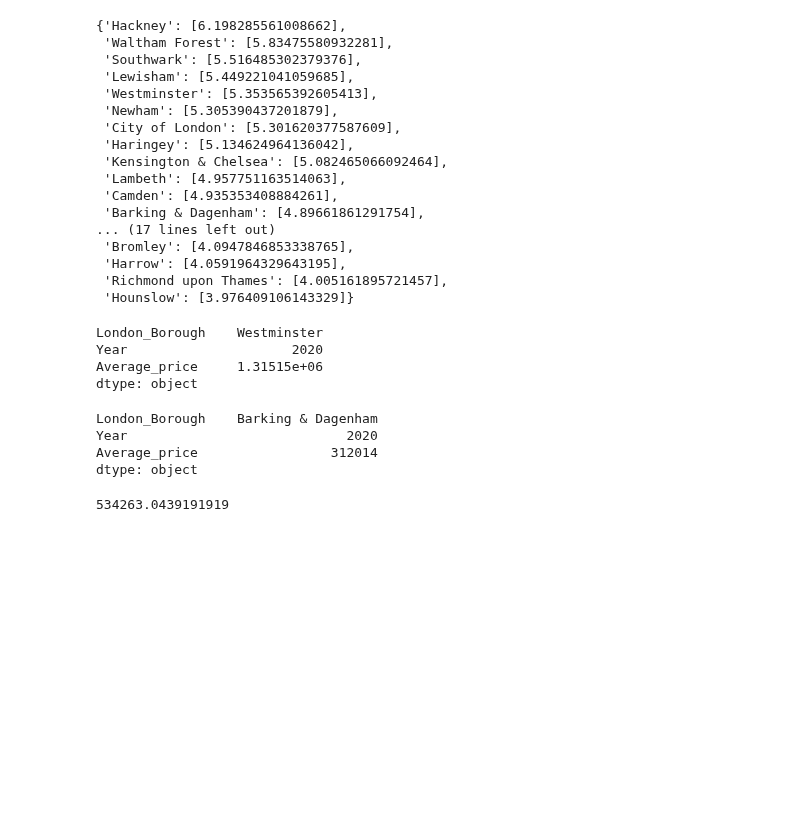
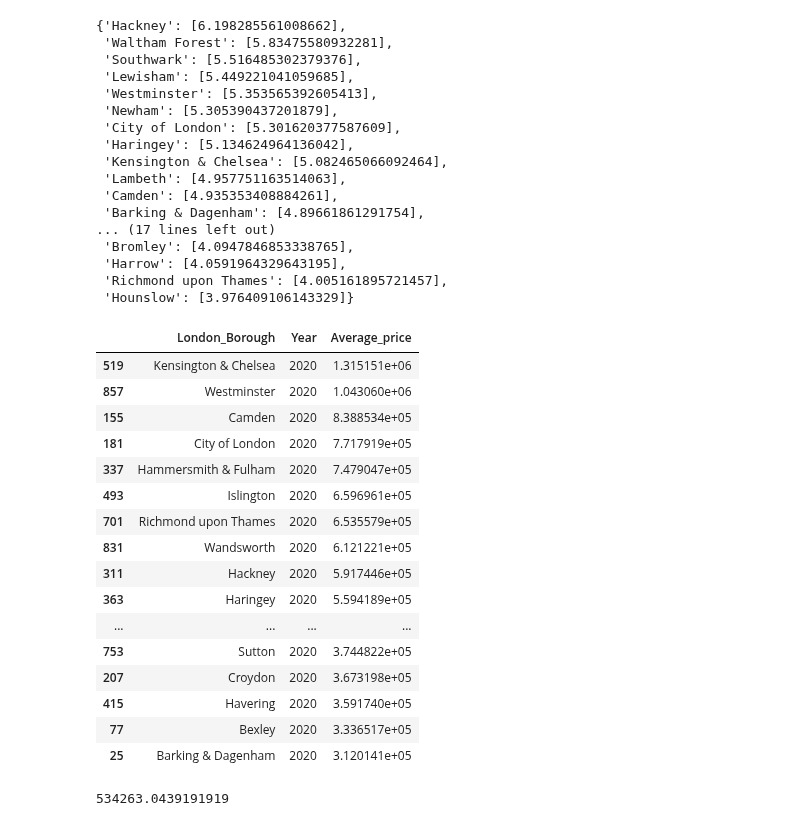
Before and after one commit to yoyo6022/Springboard-hands-on-project, a Jupyter notebook: Unit4Challenge_Tier3.ipynb, the cells around one changed output. Drawn from its saved outputs; the diff is of its cells as text; code cells hidden in the pictures; blank space fills up the shorter version.

```diff
--- a/Unit4Challenge_Tier3.ipynb
+++ b/Unit4Challenge_Tier3.ipynb
@@ -519,19 +519,25 @@ print(final)
  'Richmond upon Thames': [4.005161895721457],
  'Hounslow': [3.976409106143329]}
 # %%
-dfg[dfg.Year==2020].max()
+dfg[dfg.Year==2020].sort_values('Average_price', ascending=False)
 # %% [output]
-London_Borough    Westminster
-Year                     2020
-Average_price     1.31515e+06
-dtype: object
+|  | London_Borough | Year | Average_price |
+| 519 | Kensington & Chelsea | 2020 | 1.315151e+06 |
+| 857 | Westminster | 2020 | 1.043060e+06 |
+| 155 | Camden | 2020 | 8.388534e+05 |
+| 181 | City of London | 2020 | 7.717919e+05 |
+| 337 | Hammersmith & Fulham | 2020 | 7.479047e+05 |
+| 493 | Islington | 2020 | 6.596961e+05 |
+| 701 | Richmond upon Thames | 2020 | 6.535579e+05 |
+| 831 | Wandsworth | 2020 | 6.121221e+05 |
+| 311 | Hackney | 2020 | 5.917446e+05 |
+| 363 | Haringey | 2020 | 5.594189e+05 |
+| ... | ... | ... | ... |
+| 753 | Sutton | 2020 | 3.744822e+05 |
+| 207 | Croydon | 2020 | 3.673198e+05 |
+| 415 | Havering | 2020 | 3.591740e+05 |
+| 77 | Bexley | 2020 | 3.336517e+05 |
+| 25 | Barking & Dagenham | 2020 | 3.120141e+05 |
-# %%
-dfg[dfg.Year==2020].min()
-# %% [output]
-London_Borough    Barking & Dagenham
-Year                            2020
-Average_price                 312014
-dtype: object
 # %%
 dfg['Average_price'][dfg['Year']==2020].mean()
 # %% [output]
```
Also changed, not shown: parts of 1 cell of this notebook.
